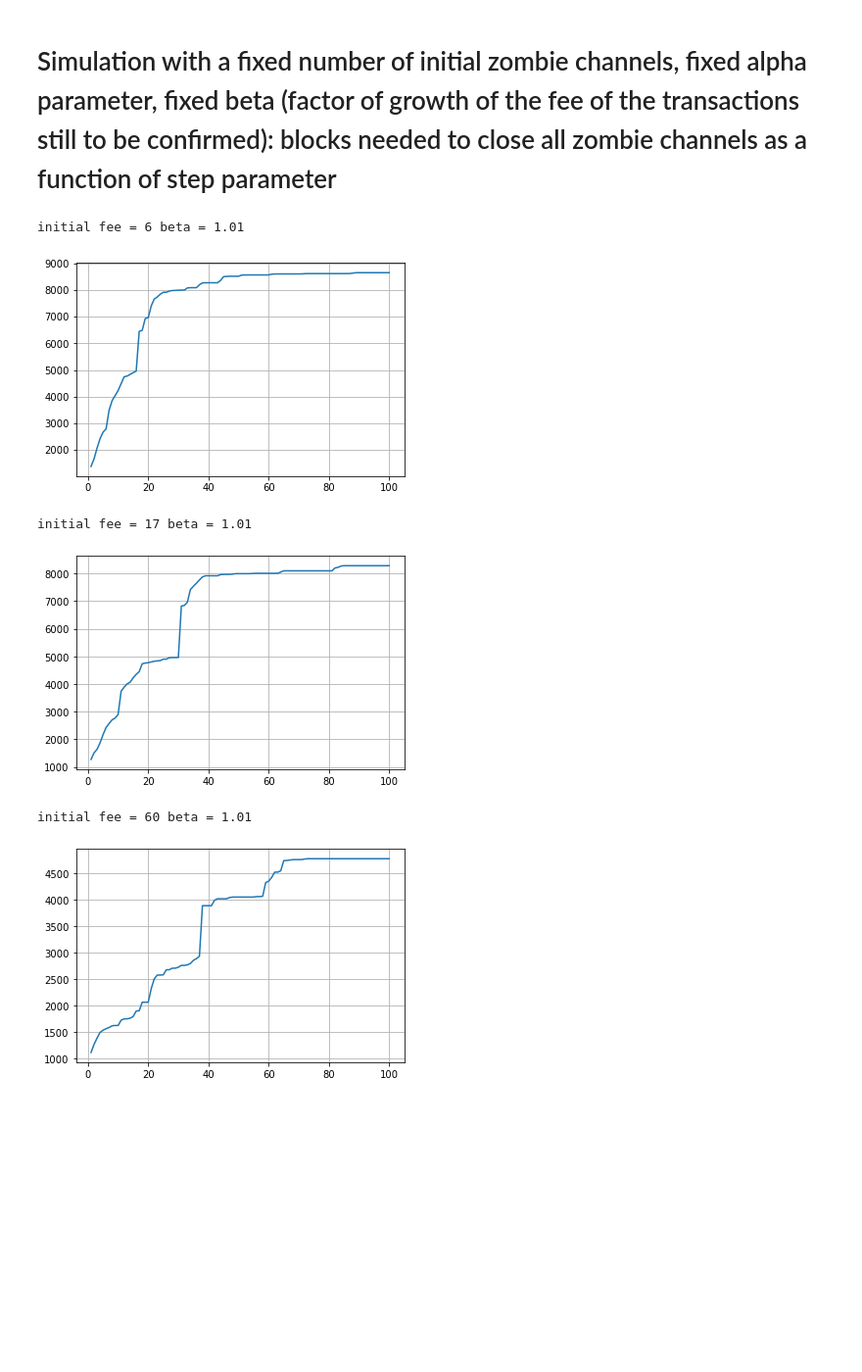
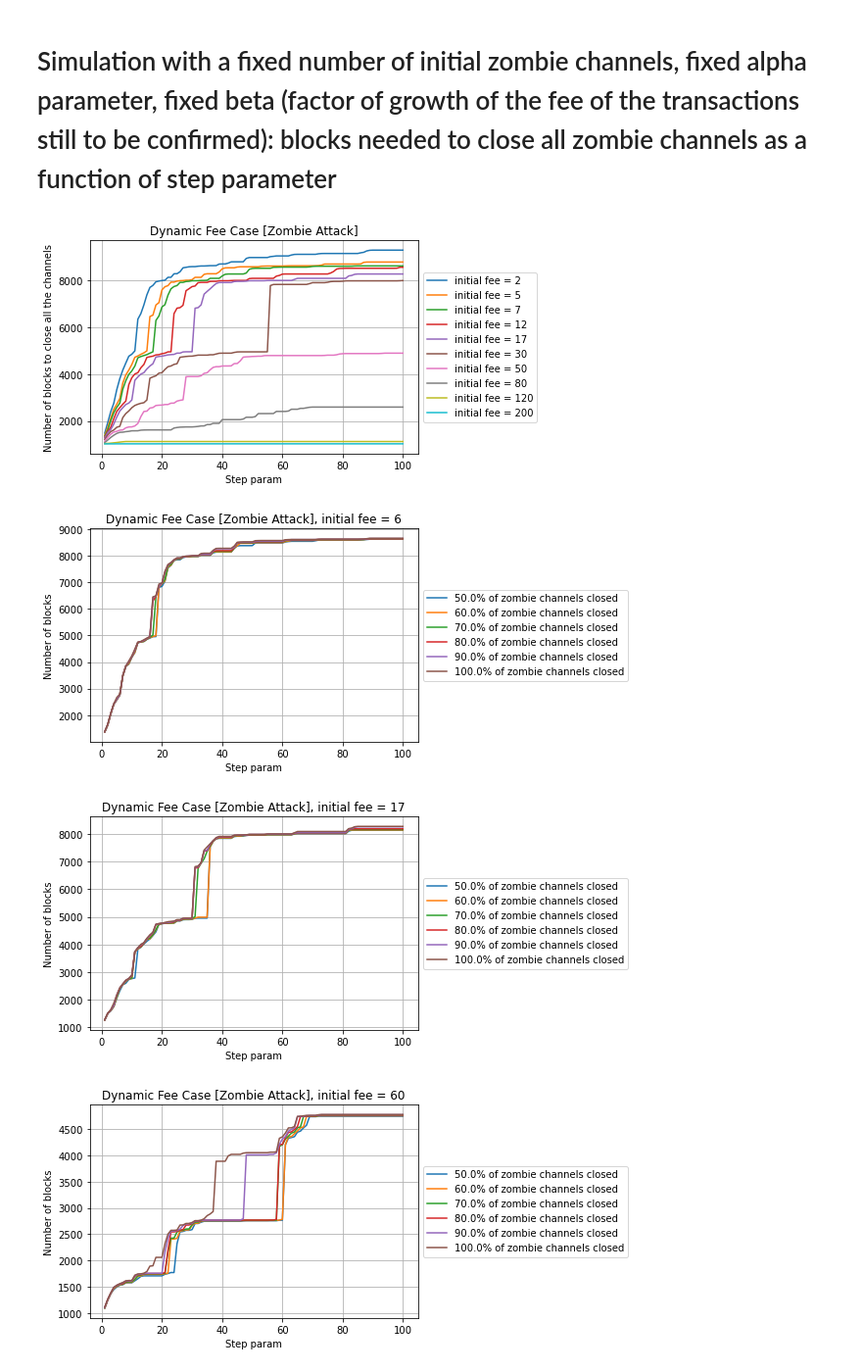
Before and after one commit to CosimoSguanci/Mass-Exit-Attacks-on-LN, a Jupyter notebook: ZombieAttackSimulation.ipynb, the cells around one changed output. Shown at 98% size. Cells and saved outputs as stored; diff of their text form; code cells hidden in the pictures; blank space fills up the shorter version.

Commit message:
New Dynamic Case plots with percentages of closed zombie channels

```diff
--- a/ZombieAttackSimulation.ipynb
+++ b/ZombieAttackSimulation.ipynb
@@ -61,7 +61,7 @@ PROBLEMATIC_INTERVALS = [[1516728783, 1516729440], [1515943500, 1515944160]]
 
 # if highest_priority == True, then txs are put in the first positions of the queue (used when we are considering a fee level that is greater than the maximum fee level in our dataset: in this case, we
 # want that our transactions are those with the highest priority in the mempool)
-def simulate(mempool_data, blocks_data, first_block_height_of_simulation, fee_index_in_ranges, num_zombie_channels, highest_priority=False, dynamic=False, beta=1, step=1, plot_distribution=False):
+def simulate(mempool_data, blocks_data, first_block_height_of_simulation, fee_index_in_ranges, num_zombie_channels, highest_priority=False, dynamic=False, beta=1, step=1, plot_distribution=False, percentage_to_be_closed=1.0):
 
     first_height = blocks_data[0]["height"]
     blocksCounter = 0
@@ -146,7 +146,7 @@ def simulate(mempool_data, blocks_data, first_block_height_of_simulation, fee_in
             last_total_tx_count = total_tx_count
             last_tx_count_per_fee_level = tx_count_per_fee_level
 
-        if(num_zombie_channels <= 0):
+        if(num_zombie_channels <= INITIAL_NUM_ZOMBIE_CHANNELS - (INITIAL_NUM_ZOMBIE_CHANNELS * percentage_to_be_closed)):
 
             if(plot_distribution):
                 fig, ax = plt.subplots()
@@ -433,39 +433,81 @@ plt.show()
 # step: number of blocks after which the fee is increased
 # gamma: percentage of transactions that are replaced (TODO)
 
 fee_ranges = [0, 1, 2, 3, 4, 5, 6, 7, 8, 10, 12, 14, 17, 20, 25, 30, 40, 50, 60, 70, 80, 100, 120, 140, 170, 200]
 
-alphas = [0.25, 0.5, 0.75]
+legend = []
+alphas = np.linspace(0.1, 1, num=10)
 beta = 1.01 # 1 percent fixed
 steps = np.linspace(1, 100, num=100)
+
+fig, ax = plt.subplots()
+ax.grid(True)
 
 for alpha in alphas:
 
     highest_priority = False
 
     fee_index_in_ranges = math.floor(alpha * (len(fee_ranges) - 1))
 
     if(fee_index_in_ranges > len(fee_ranges) - 1):
         highest_priority = True
         fee_index_in_ranges = len(fee_ranges) - 1
 
     initial_fee = fee_ranges[fee_index_in_ranges]
 
     needed_blocks = []
 
     for step in steps:
         needed_blocks.append(LN_CLOSING_CHANNEL_DELAY + simulate(mempool_data, blocks_data, 497928, fee_index_in_ranges, INITIAL_NUM_ZOMBIE_CHANNELS, highest_priority=highest_priority, dynamic=True, beta=beta, step=step))
 
-    print("initial fee =", initial_fee, "beta =", beta)
+    legend.append(f"initial fee = {initial_fee}") # , beta = {beta}
+
+    plt.plot(steps, needed_blocks)
+
+
+plt.title('Dynamic Fee Case [Zombie Attack]')
+plt.xlabel('Step param')
+plt.ylabel('Number of blocks to close all the channels')
+plt.legend(labels=legend, loc='center left', bbox_to_anchor=(1, 0.5))
+plt.show()
+
+######
+
+alphas = [0.25, 0.5, 0.75, 1]
+percentages_to_be_closed = np.linspace(0.5, 1.0, num=6)
+# beta still fixed to 1%
+
+for alpha in alphas:
+
+    highest_priority = False
+
+    fee_index_in_ranges = math.floor(alpha * (len(fee_ranges) - 1))
+
+    if(fee_index_in_ranges > len(fee_ranges) - 1):
+        highest_priority = True
+        fee_index_in_ranges = len(fee_ranges) - 1
+
+    initial_fee = fee_ranges[fee_index_in_ranges]
 
     fig, ax = plt.subplots()
     ax.grid(True)
-    plt.plot(steps, needed_blocks)
+
+    legend = []
+
+    for percentage in percentages_to_be_closed:
+        needed_blocks = []
+        for step in steps:
+            needed_blocks.append(LN_CLOSING_CHANNEL_DELAY + simulate(mempool_data, blocks_data, 497928, fee_index_in_ranges, INITIAL_NUM_ZOMBIE_CHANNELS, highest_priority=highest_priority, dynamic=True, beta=beta, step=step, percentage_to_be_closed=percentage))
+        legend.append(f"{percentage * 100}% of zombie channels closed")
+        plt.plot(steps, needed_blocks)
+
+    plt.title(f'Dynamic Fee Case [Zombie Attack], initial fee = {initial_fee}')
+    plt.xlabel('Step param')
+    plt.ylabel('Number of blocks')
+    plt.legend(labels=legend, loc='center left', bbox_to_anchor=(1, 0.5))
     plt.show()
 # %% [output]
-initial fee = 6 beta = 1.01
-[figure, old version]
+[figure, new version]
-initial fee = 17 beta = 1.01
-[figure, old version]
+[figure, new version]
-initial fee = 60 beta = 1.01
-[figure, old version]
+[figure, new version]
+[figure, added]
```
Also changed, not shown: parts of 1 cell of this notebook.
